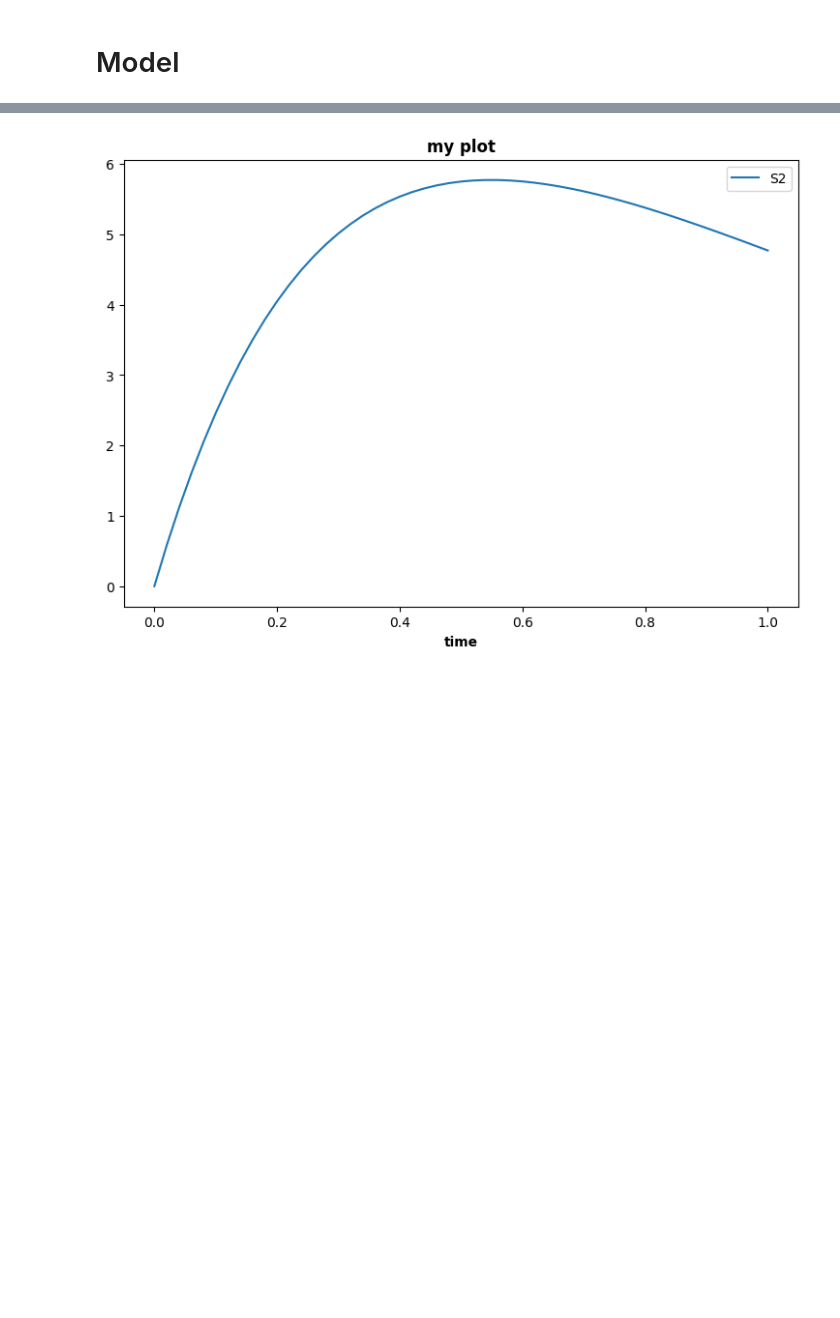
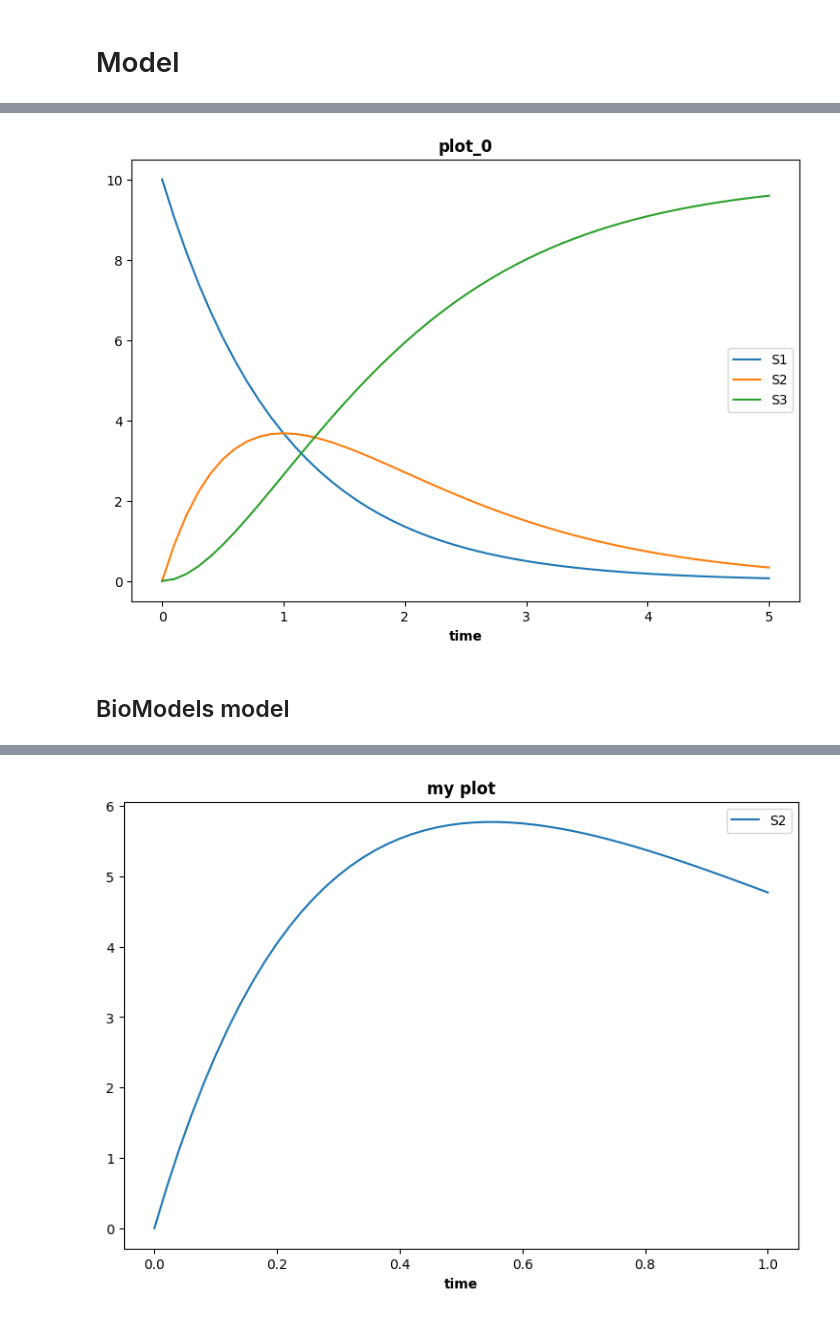
Before and after one commit to sys-bio/SimpleSEDML, a Jupyter notebook: examples/usage_examples.ipynb, the cells around one changed output, grey strips where cells are left out. Cells and saved outputs as stored; diff of their text form; code cells hidden in the pictures; blank space fills up the shorter version.

Commit message:
SimpleSEDML.makeTimeCourse

```diff
--- a/examples/usage_examples.ipynb
+++ b/examples/usage_examples.ipynb
@@ -20,0 +26,2 @@ end
+# %%
+sedml_str = SimpleSEDML.makeTimeCourse(MODEL_ANT, ref_type="ant_str")
@@ -20,0 +50,6 @@ end
+# %%
+SimpleSEDML.executeSEDML(sedml_str)
+# %% [output]
+[figure, added]
+# %% [markdown]
+## BioModels model
```
Also changed, not shown: parts of 22 cells of this notebook, 7 other files.
